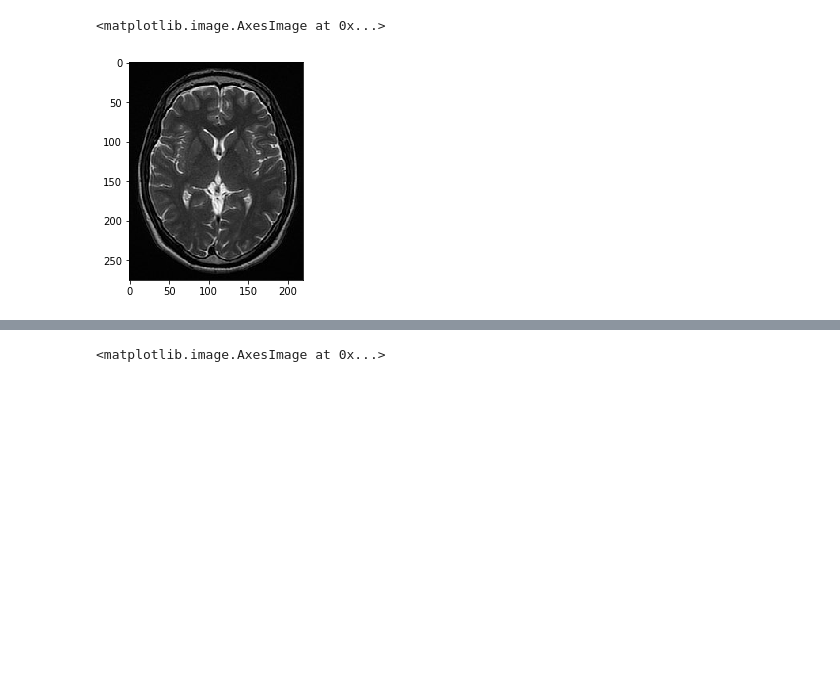
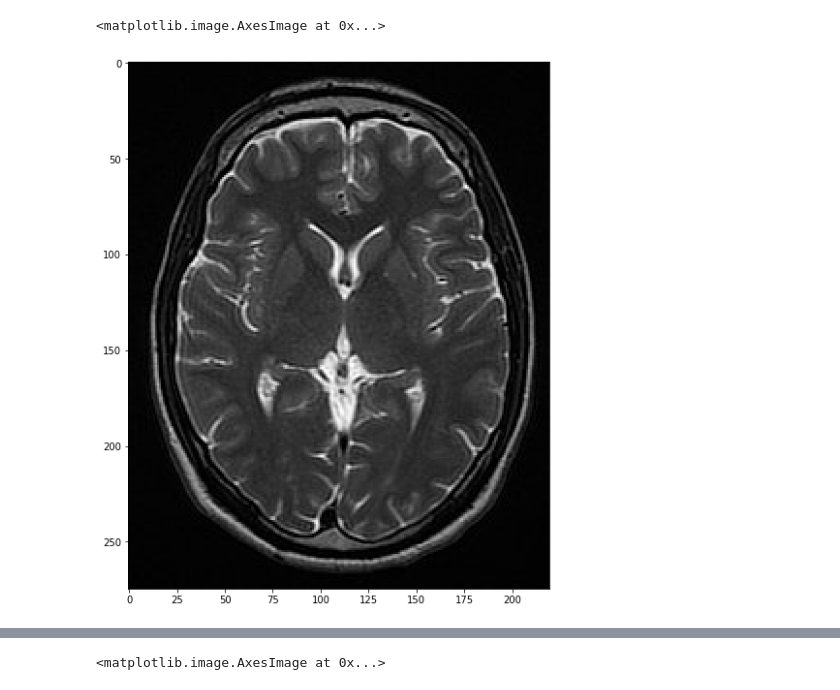
Before and after one commit to swechhachoudhary/Computer-Vision, a Jupyter notebook: image representation/BrainMR.ipynb, the cells around one changed output, grey strips where cells are left out. Saved outputs shown, nothing was run; the diff lists cells and outputs as text; code cells hidden in the pictures; blank space fills up the shorter version.

```diff
--- a/image representation/BrainMR.ipynb
+++ b/image representation/BrainMR.ipynb
@@ -1,18 +1,19 @@
 # %%
 import matplotlib.pyplot as plt
 import numpy as np
 import cv2
 
 image = cv2.imread('images/brainMR.jpg')
 
 image_copy = np.copy(image)
 
 image_copy = cv2.cvtColor(image_copy,cv2.COLOR_BGR2RGB)
 
+plt.figure(figsize=(20,10))
 plt.imshow(image_copy)
 # %% [output]
 <matplotlib.image.AxesImage at 0x...>
-[figure, old version]
+[figure, new version]
 # %%
 #convert to gray scale
 gray_img = cv2.cvtColor(image_copy,cv2.COLOR_RGB2GRAY)
```
Also changed, not shown: parts of 3 cells of this notebook.
